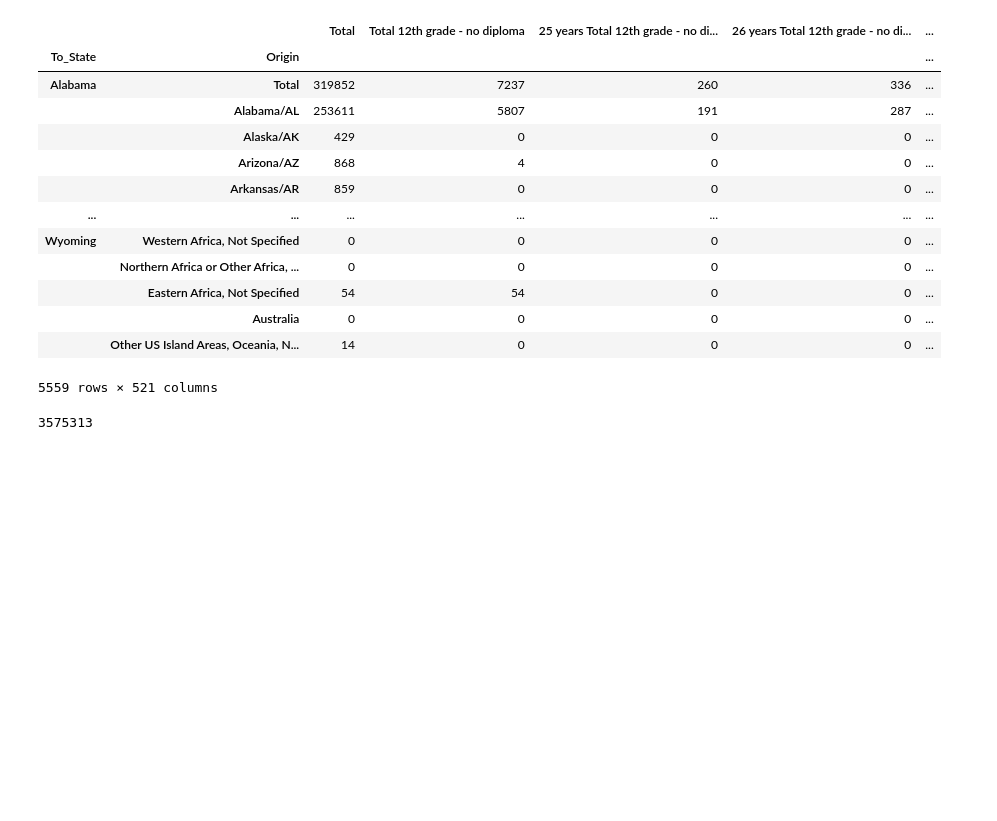
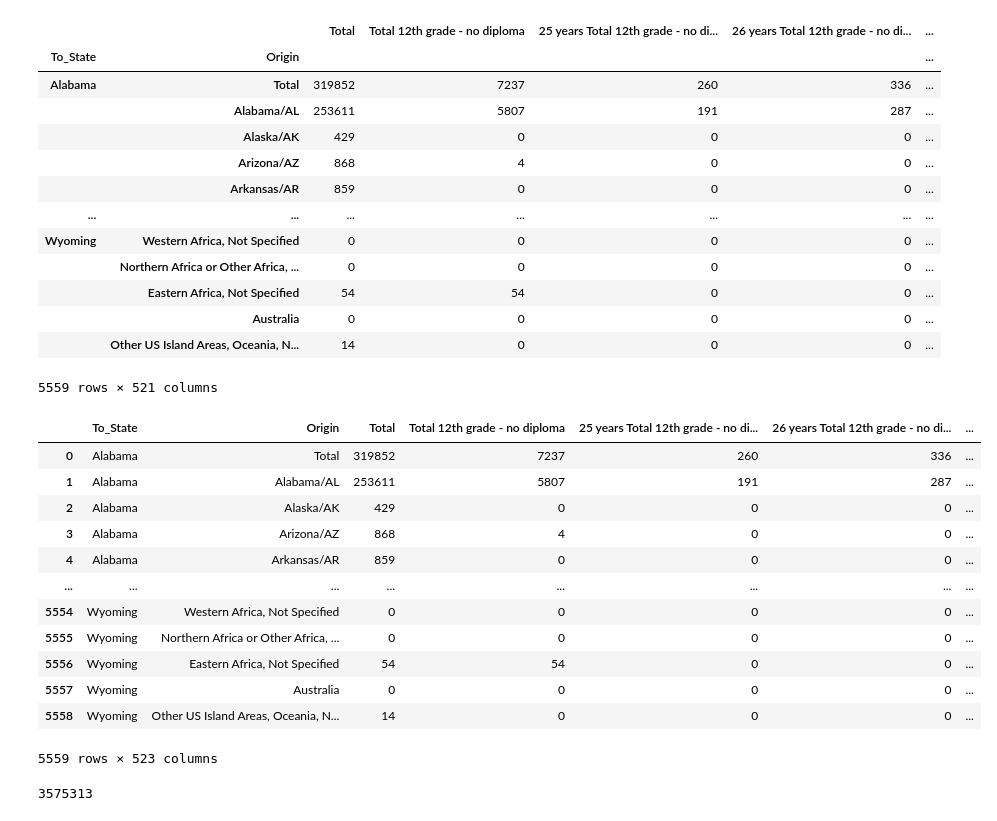
Before and after one commit to aliciasply/InterState-Migration, a Jupyter notebook: Code/state_dataset_transform.ipynb, the cells around one changed output. Cells and saved outputs as stored; diff of their text form; code cells hidden in the pictures; blank space fills up the shorter version.

Commit message:
changed sql query to be faster with multiple api route and state query. data_transform has new index and table for sql database

```diff
--- a/Code/state_dataset_transform.ipynb
+++ b/Code/state_dataset_transform.ipynb
@@ -186,3 +188,21 @@ df2
+# %%
+# Query database for all listings from states
+df2 = pd.read_sql_query("SELECT * FROM states_clean", con=engine)
+df2
+# %% [output]
+|  | To_State | Origin | Total | Total 12th grade - no diploma | 25 years Total 12th grade - no di... | 26 years Total 12th grade - no di... | ... |
+| 0 | Alabama | Total | 319852 | 7237 | 260 | 336 | ... |
+| 1 | Alabama | Alabama/AL | 253611 | 5807 | 191 | 287 | ... |
+| 2 | Alabama | Alaska/AK | 429 | 0 | 0 | 0 | ... |
+| 3 | Alabama | Arizona/AZ | 868 | 4 | 0 | 0 | ... |
+| 4 | Alabama | Arkansas/AR | 859 | 0 | 0 | 0 | ... |
+| ... | ... | ... | ... | ... | ... | ... | ... |
+| 5554 | Wyoming | Western Africa, Not Specified | 0 | 0 | 0 | 0 | ... |
+| 5555 | Wyoming | Northern Africa or Other Africa, ... | 0 | 0 | 0 | 0 | ... |
+| 5556 | Wyoming | Eastern Africa, Not Specified | 54 | 54 | 0 | 0 | ... |
+| 5557 | Wyoming | Australia | 0 | 0 | 0 | 0 | ... |
+| 5558 | Wyoming | Other US Island Areas, Oceania, N... | 14 | 0 | 0 | 0 | ... |
+5559 rows × 523 columns
 # %%
 # New df2, but sum of values does not equal original df
 df2.loc["Florida", "Total"].iloc[3:].sum()
```
Also changed, not shown: parts of 1 cell of this notebook, 1 other file.
